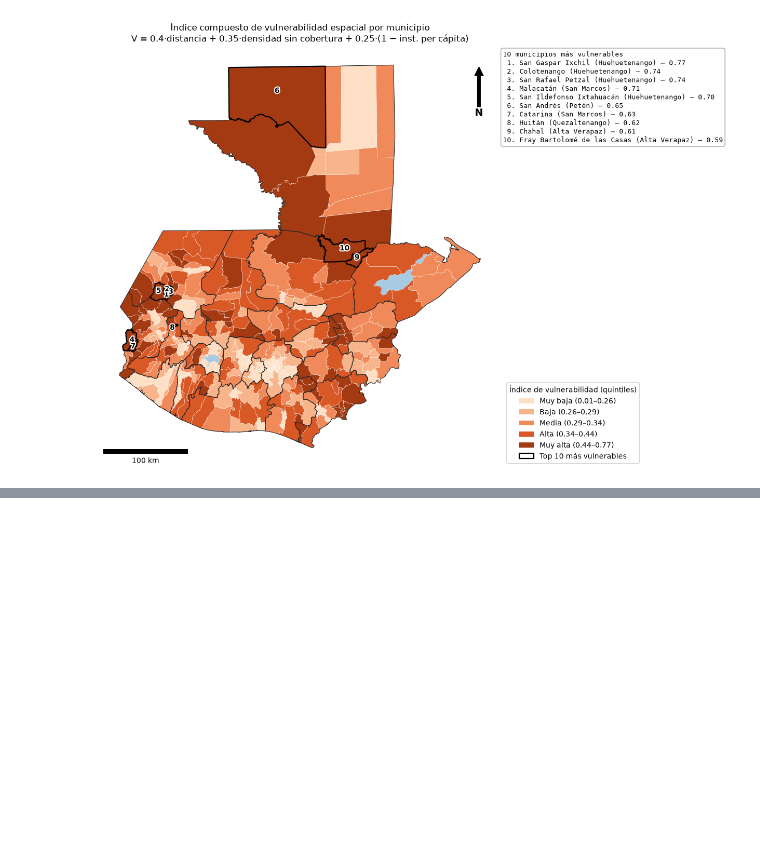
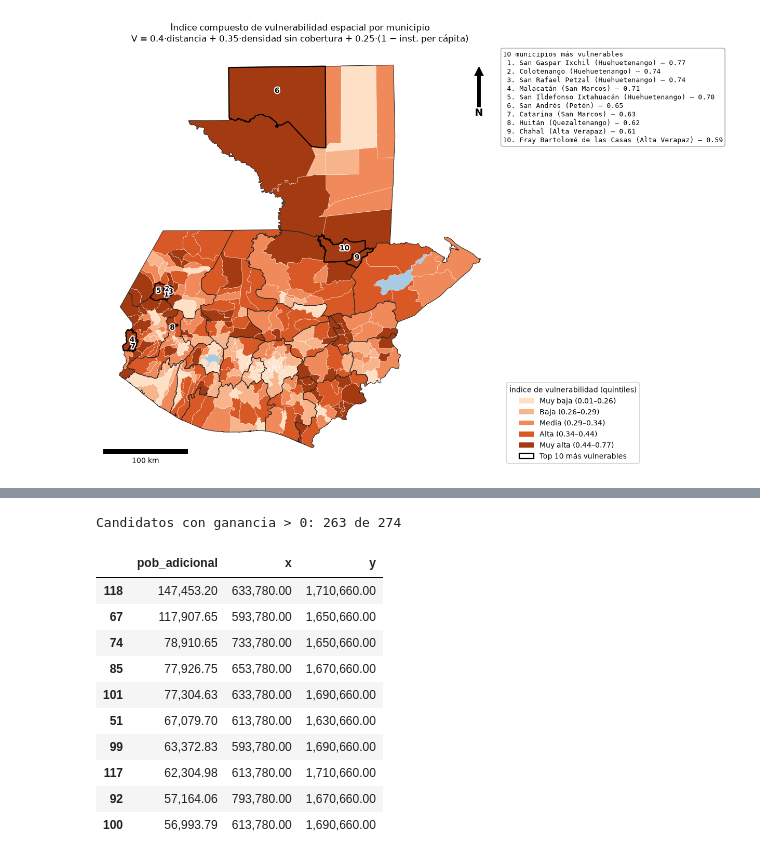
Before and after one commit to Branuvg/lab5_modsim, a Jupyter notebook: lab5.ipynb, the cells around one changed output, grey strips where cells are left out. Drawn from its saved outputs; the diff is of its cells as text; code cells hidden in the pictures; blank space fills up the shorter version.

```diff
--- a/lab5.ipynb
+++ b/lab5.ipynb
@@ -867,0 +881,17 @@ plt.show()
+# %%
+SPACING, S = 20_000, 10_000
+minx, miny, maxx, maxy = country_p.bounds
+gx, gy = np.meshgrid(np.arange(minx + SPACING / 2, maxx, SPACING), np.arange(miny + SPACING / 2, maxy, SPACING))
+grid = gpd.GeoDataFrame(geometry=gpd.points_from_xy(gx.ravel(), gy.ravel()), crs=CRS_PROJ)
+
+ne_zip = download("https://naciscdn.org/naturalearth/10m/physical/ne_10m_lakes.zip", DATA / "ne_10m_lakes.zip")
+lakes = gpd.read_file(ne_zip).to_crs(CRS_PROJ)
+lakes = lakes[lakes.intersects(country_p)]
+water_all = shapely.union_all(list(water_p.geometry) + list(lakes.geometry))
+
+in_country = grid.intersects(country_p)
+in_water = grid.intersects(water_all)
+cand = grid[in_country & ~in_water].reset_index(drop=True)
+print(f"Puntos de la grilla: {len(grid)} | fuera del país: {(~in_country).sum()} | "
+      f"en cuerpos de agua: {(in_country & in_water).sum()} | candidatos: {len(cand)}")
+print("Lagos de Natural Earth en el país:", ", ".join(lakes["name"].dropna().unique()))
@@ -867,0 +906,24 @@ plt.show()
+# %%
+pix_xy = np.column_stack([px_x, px_y])
+pix_tree = cKDTree(pix_xy)
+cand_xy = np.column_stack([cand.geometry.x, cand.geometry.y])
+cand_members = pix_tree.query_ball_point(cand_xy, r=S)           # M_j para cada candidato
+
+covered = d_pix <= S                                              # c_i (cobertura actual a 10 km)
+cand["pob_adicional"] = [px_pop[m][~covered[m]].sum() for m in cand_members]
+print(f"Candidatos con ganancia > 0: {(cand.pob_adicional > 0).sum()} de {len(cand)}")
+cand.sort_values("pob_adicional", ascending=False).head(10).assign(
+    x=lambda d: d.geometry.x.round(), y=lambda d: d.geometry.y.round()).drop(columns="geometry")
+# %% [output]
+Candidatos con ganancia > 0: 263 de 274
+|  | pob_adicional | x | y |
+| 118 | 147,453.20 | 633,780.00 | 1,710,660.00 |
+| 67 | 117,907.65 | 593,780.00 | 1,650,660.00 |
+| 74 | 78,910.65 | 733,780.00 | 1,650,660.00 |
+| 85 | 77,926.75 | 653,780.00 | 1,670,660.00 |
+| 101 | 77,304.63 | 633,780.00 | 1,690,660.00 |
+| 51 | 67,079.70 | 613,780.00 | 1,630,660.00 |
+| 99 | 63,372.83 | 593,780.00 | 1,690,660.00 |
+| 117 | 62,304.98 | 613,780.00 | 1,710,660.00 |
+| 92 | 57,164.06 | 793,780.00 | 1,670,660.00 |
+| 100 | 56,993.79 | 613,780.00 | 1,690,660.00 |
```
Also changed, not shown: parts of 7 cells of this notebook.
